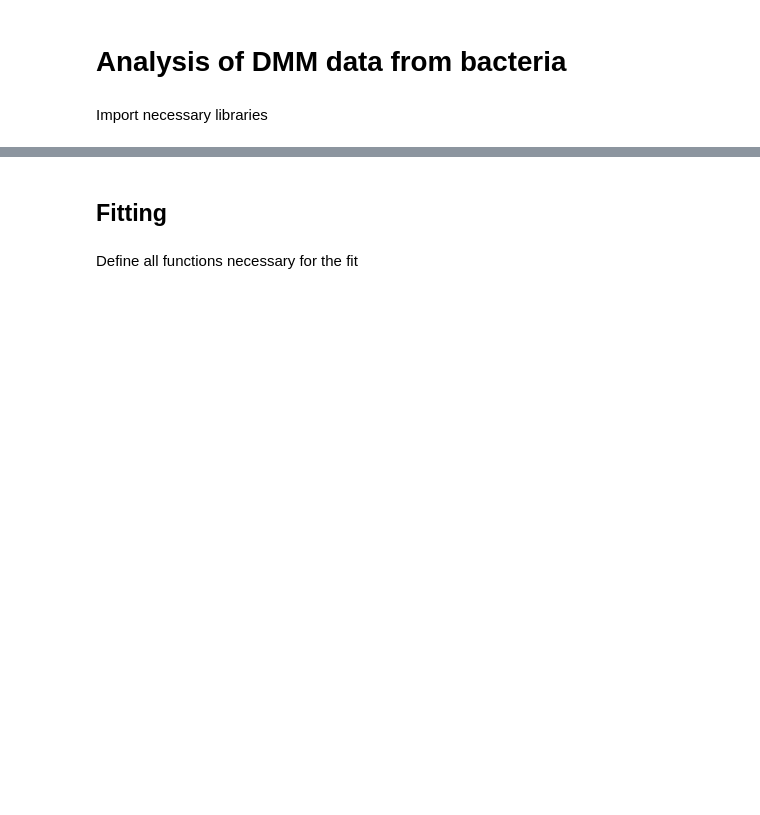
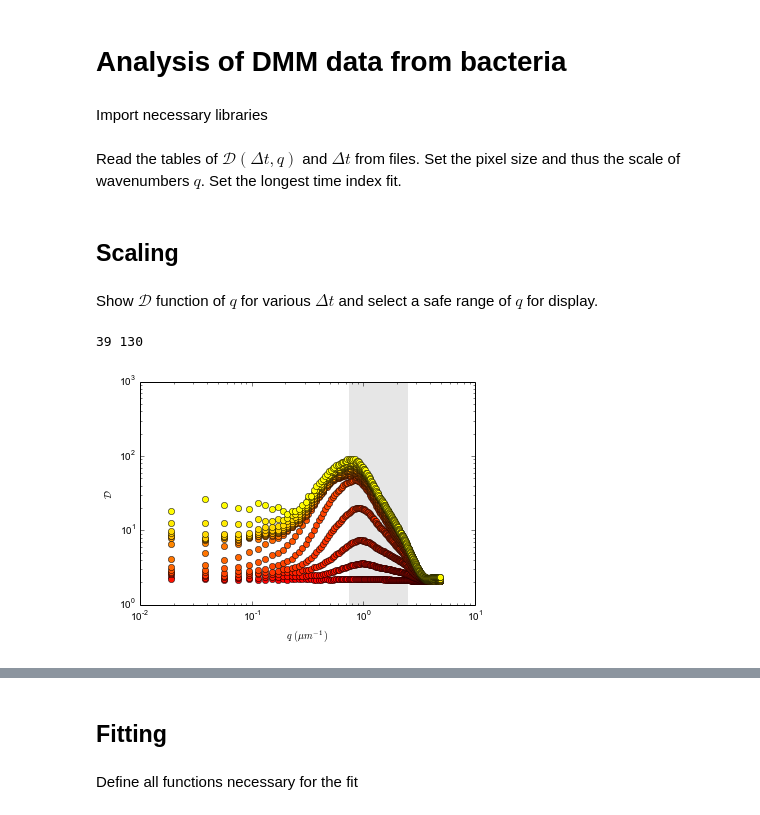
Before and after one commit to MathieuLeocmach/DDM, a Jupyter notebook: python/fit_bacteria.ipynb, the cells around one changed output, grey strips where cells are left out. Cells and saved outputs as stored; diff of their text form; code cells hidden in the pictures; blank space fills up the shorter version.

Commit message:
Working fit for bacteria

```diff
--- a/python/fit_bacteria.ipynb
+++ b/python/fit_bacteria.ipynb
@@ -8,3 +8,31 @@ from scipy.optimize import leastsq
 from matplotlib.pylab import *
 from matplotlib.colors import LogNorm
 %matplotlib inline
+# %% [markdown]
+Read the tables of $\mathcal{D}(\Delta t, q)$ and $\Delta t$ from files. Set the pixel size and thus the scale of wavenumbers $q$. Set the longest time index fit.
+# %%
+DDM = np.load('DDM_bacteria.npy')
+DDM /= 4*DDM.shape[-1]**2
+dts = np.load('dt_bacteria.npy')
+pixelSize = 6.450/10. #in micrometre
+qs = 2*np.pi/(2*DDM.shape[-1]*pixelSize) * np.arange(DDM.shape[-1])
+tmax = len(DDM)
+# %% [markdown]
+## Scaling
+# %% [markdown]
+Show $\mathcal{D}$ function of $q$ for various $\Delta t$ and select a safe range of $q$ for display.
+# %%
+for i in range(0,len(dts[:tmax]),5):
+    plot(qs, DDM[i], 'o', color=cm.autumn(i/float(len(dts[:tmax]))))
+xscale('log')
+yscale('log')
+ylabel(r'$\mathcal{D}$')
+xlabel(r'$q\,(\mu m^{-1})$')
+
+iqmin = 1+np.argmax(DDM[:tmax,1:].ptp(0))
+iqmax = iqmin+np.where(DDM[:tmax,iqmin:].ptp(0)<2*DDM[:tmax,iqmin:].min(0))[0][0]
+axvspan(qs[iqmin], qs[iqmax], color=(0.9,0.9,0.9))
+print iqmin, iqmax
+# %% [output]
+39 130
+[figure, added]
```
Also changed, not shown: parts of 18 cells of this notebook.
